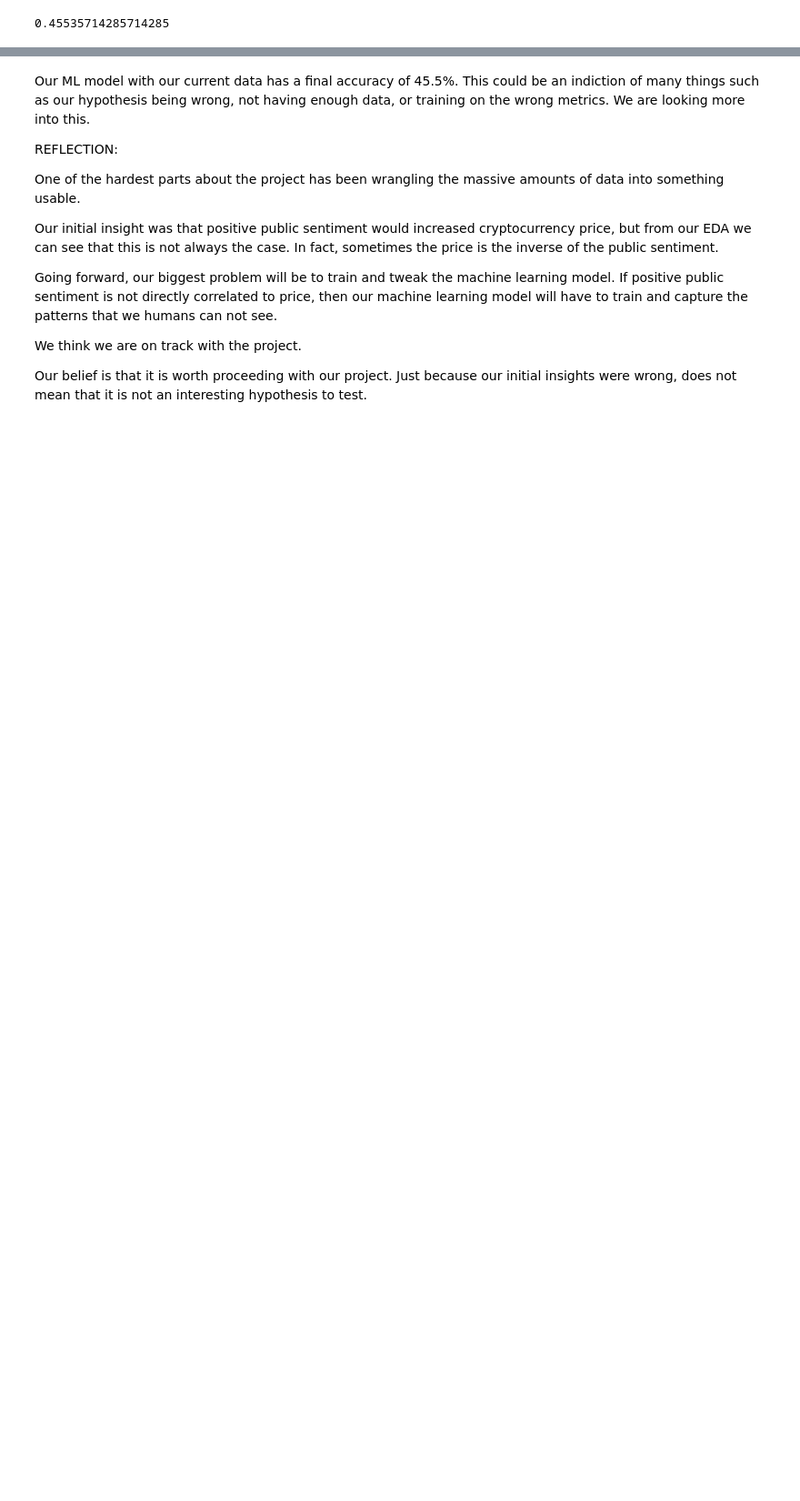
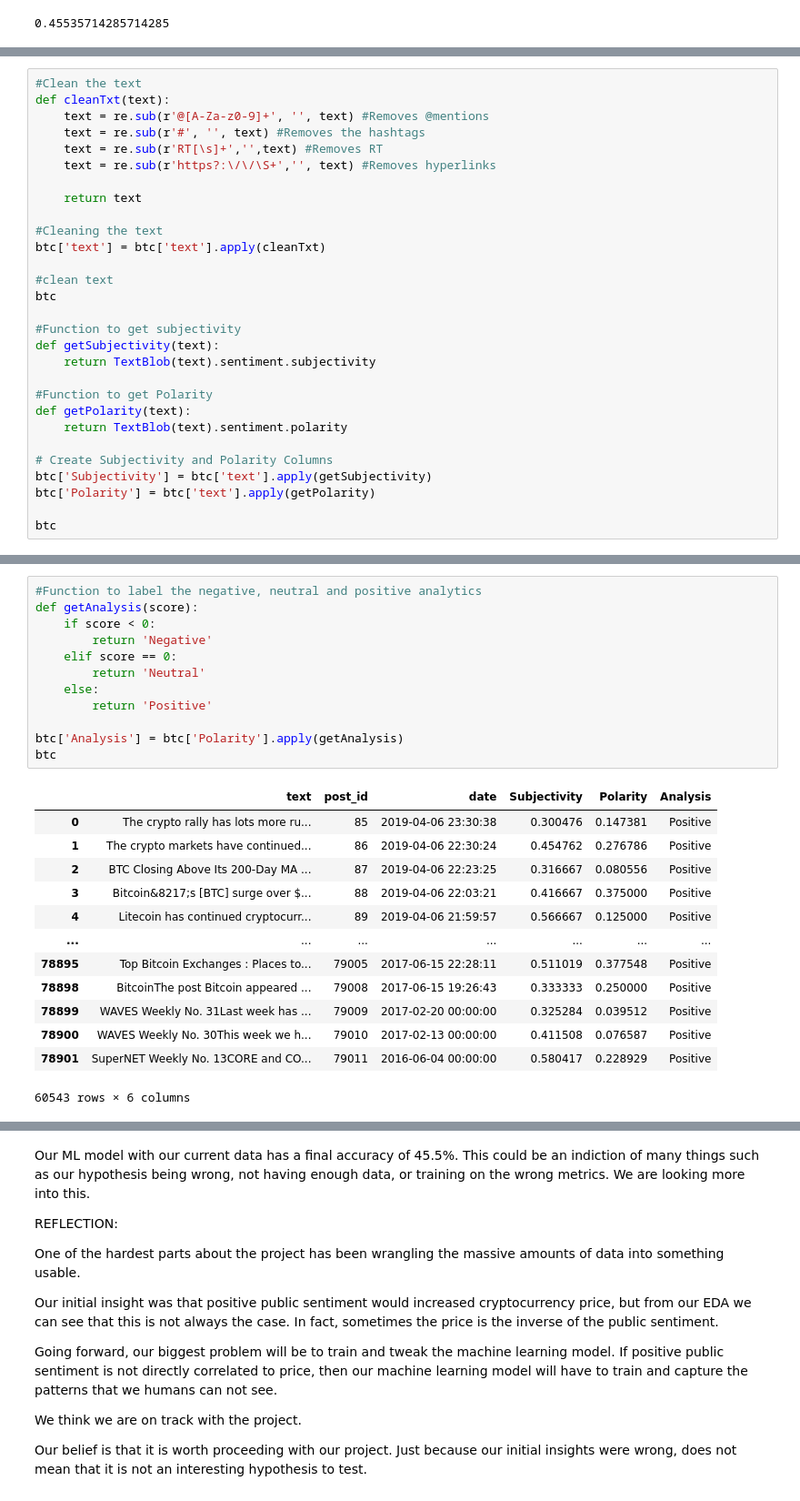
Before and after one commit to uic-cs418/cs418-spring22-sixth-sense, a Jupyter notebook: CS418_Sixth_Sense.ipynb, the cells around one changed output, grey strips where cells are left out. Shown at 91% size. Drawn from its saved outputs; the diff is of its cells as text; blank space fills up the shorter version.

```diff
--- a/CS418_Sixth_Sense.ipynb
+++ b/CS418_Sixth_Sense.ipynb
@@ -368,0 +445,29 @@ sklearn.metrics.accuracy_score(y_train,y_predict)
+# %%
+#Clean the text
+def cleanTxt(text):
+    text = re.sub(r'@[A-Za-z0-9]+', '', text) #Removes @mentions
+    text = re.sub(r'#', '', text) #Removes the hashtags
+    text = re.sub(r'RT[\s]+','',text) #Removes RT
+    text = re.sub(r'https?:\/\/\S+','', text) #Removes hyperlinks
+
+    return text
+
+#Cleaning the text
+btc['text'] = btc['text'].apply(cleanTxt)
+
+#clean text
+btc
+
+#Function to get subjectivity
+def getSubjectivity(text):
+    return TextBlob(text).sentiment.subjectivity
+
+#Function to get Polarity
+def getPolarity(text):
+    return TextBlob(text).sentiment.polarity
+
+# Create Subjectivity and Polarity Columns
+btc['Subjectivity'] = btc['text'].apply(getSubjectivity)
+btc['Polarity'] = btc['text'].apply(getPolarity)
+
+btc
@@ -368,0 +488,26 @@ sklearn.metrics.accuracy_score(y_train,y_predict)
+# %%
+#Function to label the negative, neutral and positive analytics
+def getAnalysis(score):
+    if score < 0:
+        return 'Negative'
+    elif score == 0:
+        return 'Neutral'
+    else:
+        return 'Positive'
+
+btc['Analysis'] = btc['Polarity'].apply(getAnalysis)
+btc
+# %% [output]
+|  | text | post_id | date | Subjectivity | Polarity | Analysis |
+| 0 | The crypto rally has lots more ru... | 85 | 2019-04-06 23:30:38 | 0.300476 | 0.147381 | Positive |
+| 1 | The crypto markets have continued... | 86 | 2019-04-06 22:30:24 | 0.454762 | 0.276786 | Positive |
+| 2 | BTC Closing Above Its 200-Day MA ... | 87 | 2019-04-06 22:23:25 | 0.316667 | 0.080556 | Positive |
+| 3 | Bitcoin&8217;s [BTC] surge over $... | 88 | 2019-04-06 22:03:21 | 0.416667 | 0.375000 | Positive |
+| 4 | Litecoin has continued cryptocurr... | 89 | 2019-04-06 21:59:57 | 0.566667 | 0.125000 | Positive |
+| ... | ... | ... | ... | ... | ... | ... |
+| 78895 | Top Bitcoin Exchanges : Places to... | 79005 | 2017-06-15 22:28:11 | 0.511019 | 0.377548 | Positive |
+| 78898 | BitcoinThe post Bitcoin appeared ... | 79008 | 2017-06-15 19:26:43 | 0.333333 | 0.250000 | Positive |
+| 78899 | WAVES Weekly No. 31Last week has ... | 79009 | 2017-02-20 00:00:00 | 0.325284 | 0.039512 | Positive |
+| 78900 | WAVES Weekly No. 30This week we h... | 79010 | 2017-02-13 00:00:00 | 0.411508 | 0.076587 | Positive |
+| 78901 | SuperNET Weekly No. 13CORE and CO... | 79011 | 2016-06-04 00:00:00 | 0.580417 | 0.228929 | Positive |
+60543 rows × 6 columns
```
Also changed, not shown: parts of 9 cells of this notebook.
